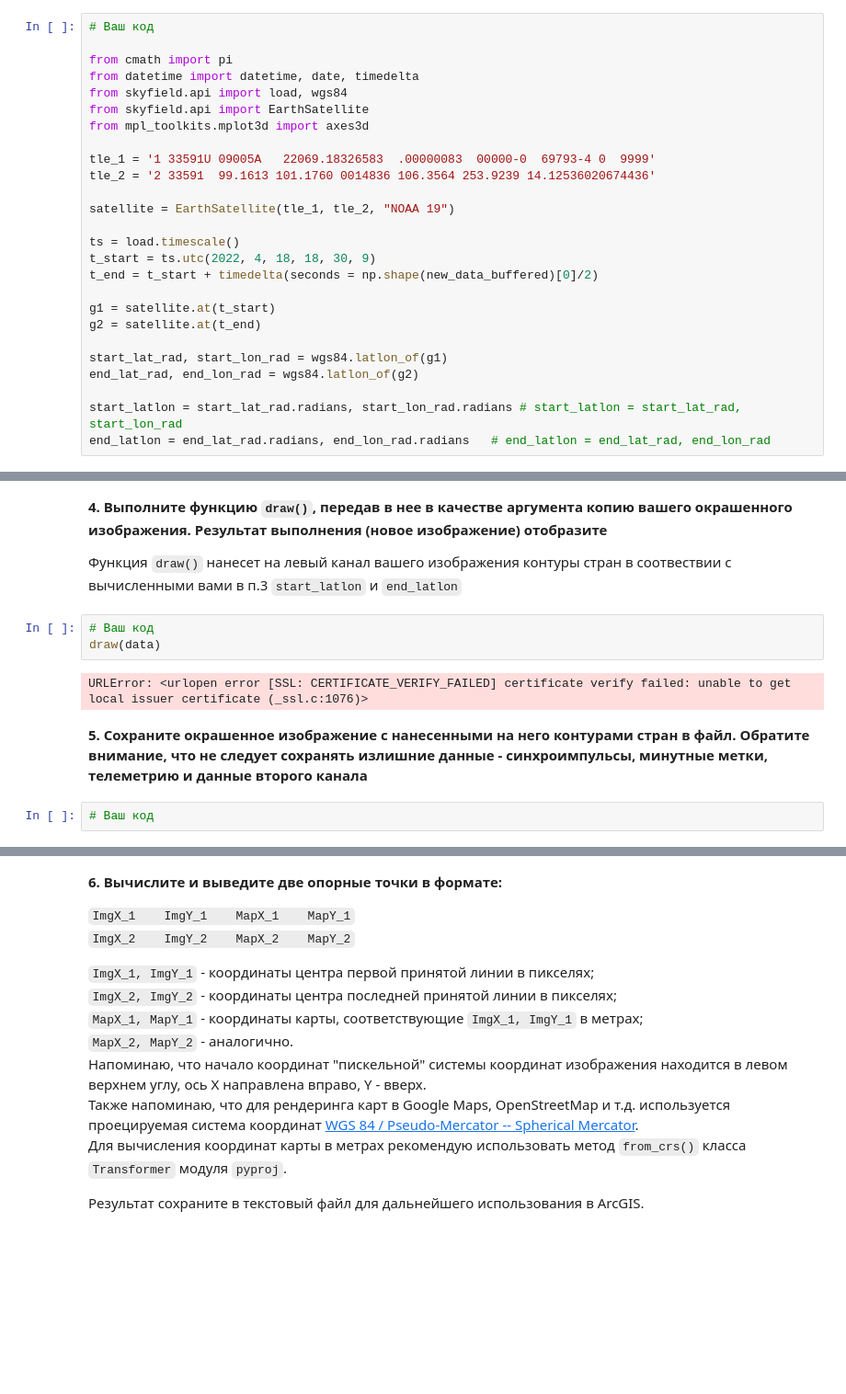
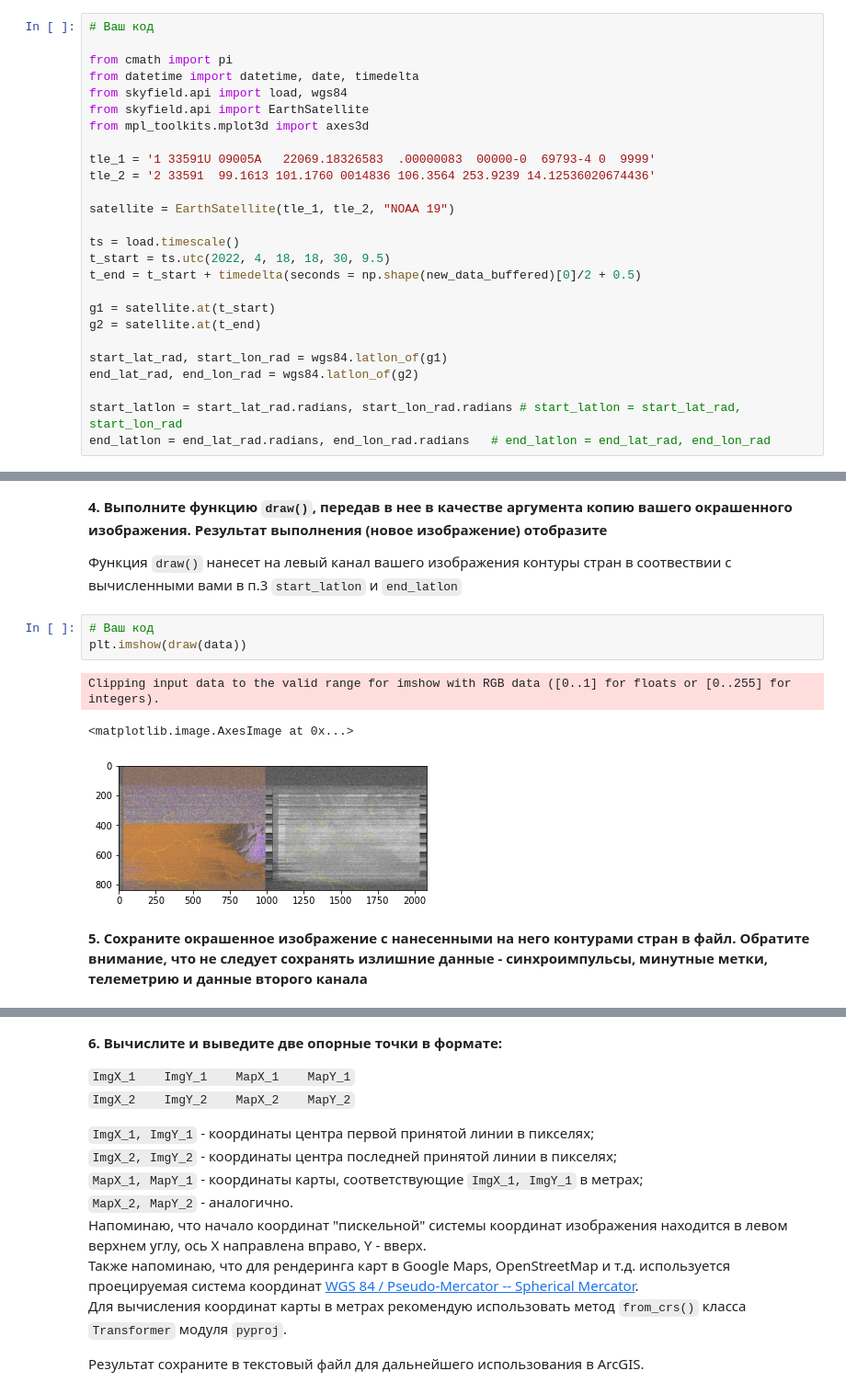
Before and after one commit to kekoveca/geoinfa_2022, a Jupyter notebook: 3laba/Task_3.ipynb, the cells around one changed output, grey strips where cells are left out. Shown: that part at 92% size. Saved outputs shown, nothing was run; the diff lists cells and outputs as text; blank space fills up the shorter version.

```diff
--- a/3laba/Task_3.ipynb
+++ b/3laba/Task_3.ipynb
@@ -115,8 +115,8 @@ tle_2 = '2 33591  99.1613 101.1760 0014836 106.3564 253.9239 14.12536020674436'
 satellite = EarthSatellite(tle_1, tle_2, "NOAA 19")
 
 ts = load.timescale()
-t_start = ts.utc(2022, 4, 18, 18, 30, 9)
-t_end = t_start + timedelta(seconds = np.shape(new_data_buffered)[0]/2)
+t_start = ts.utc(2022, 4, 18, 18, 30, 9.5)
+t_end = t_start + timedelta(seconds = np.shape(new_data_buffered)[0]/2 + 0.5)
 
 g1 = satellite.at(t_start)
 g2 = satellite.at(t_end)
@@ -239,10 +237,10 @@ def draw(img):
 Функция `draw()` нанесет на левый канал вашего изображения контуры стран в соотвествии с вычисленными вами в п.3 `start_latlon` и `end_latlon`
 # %%
 # Ваш код
-draw(data)
+plt.imshow(draw(data))
 # %% [output]
-URLError: <urlopen error [SSL: CERTIFICATE_VERIFY_FAILED] certificate verify failed: unable to get local issuer certificate (_ssl.c:1076)>
+Clipping input data to the valid range for imshow with RGB data ([0..1] for floats or [0..255] for integers).
+<matplotlib.image.AxesImage at 0x...>
+[figure, added]
 # %% [markdown]
 **5. Сохраните окрашенное изображение с нанесенными на него контурами стран в файл. Обратите внимание, что не следует сохранять излишние данные - синхроимпульсы, минутные метки, телеметрию и данные второго канала**
-# %%
-# Ваш код
```
Also changed, not shown: parts of 4 cells of this notebook, 3 other files.
